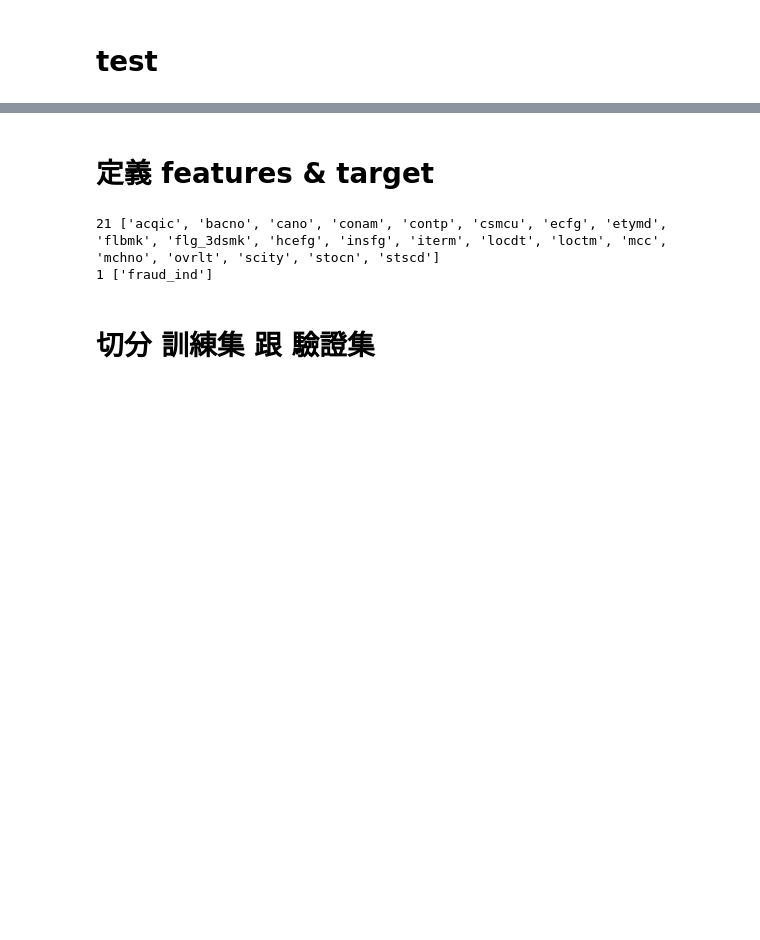
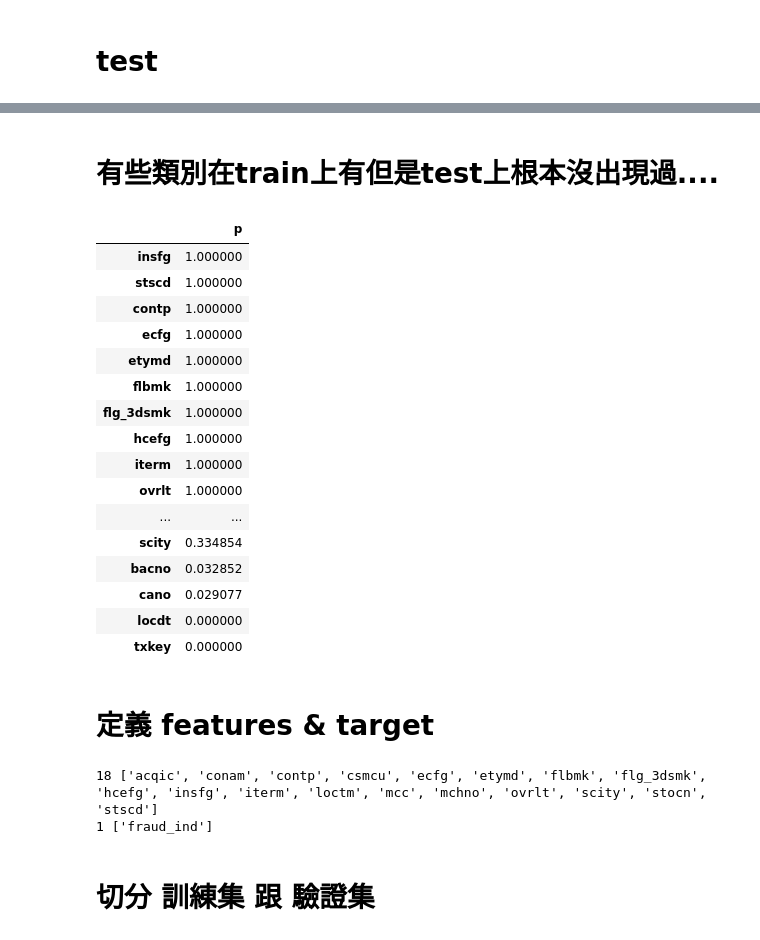
Before and after one commit to skywalker0803r/Ricky, a Jupyter notebook: 玉山AI比賽_modeling.ipynb, the cells around one changed output, grey strips where cells are left out. Drawn from its saved outputs; the diff is of its cells as text; code cells hidden in the pictures; blank space fills up the shorter version.

```diff
--- a/玉山AI比賽_modeling.ipynb
+++ b/玉山AI比賽_modeling.ipynb
@@ -37,15 +37,42 @@ test.head()
 | 2 | 6881 | 163188 | 116799 | 513 | 5 | 0 | 0 | 0 | 0 | 0 | 5 | ... |
 | 3 | 6881 | 163188 | 116799 | 513 | 5 | 0 | 0 | 0 | 0 | 0 | 5 | ... |
 | 4 | 6881 | 163188 | 116799 | 513 | 5 | 0 | 0 | 0 | 0 | 0 | 5 | ... |
+# %% [markdown]
+# 有些類別在train上有但是test上根本沒出現過....
+# %%
+p = {}
+for col in train.drop('fraud_ind',axis=1).columns:
+  u = len(set(train[col].unique())&set(test[col].unique()))
+  t = len(train[col].unique())
+  p[col] = u/t
+pd.DataFrame(p,index=['p']).T.sort_values(by='p',ascending=False)
+# %% [output]
+|  | p |
+| insfg | 1.000000 |
+| stscd | 1.000000 |
+| contp | 1.000000 |
+| ecfg | 1.000000 |
+| etymd | 1.000000 |
+| flbmk | 1.000000 |
+| flg_3dsmk | 1.000000 |
+| hcefg | 1.000000 |
+| iterm | 1.000000 |
+| ovrlt | 1.000000 |
+| ... | ... |
+| scity | 0.334854 |
+| bacno | 0.032852 |
+| cano | 0.029077 |
+| locdt | 0.000000 |
+| txkey | 0.000000 |
 # %% [markdown]
 # 定義 features & target
 # %%
-features = test.drop(['txkey'],axis=1).columns.tolist()
+features = test.drop(['txkey','locdt','cano','bacno'],axis=1).columns.tolist()
 y_name = 'fraud_ind'
 print(len(features),features)
 print(len([y_name]),[y_name])
 # %% [output]
-21 ['acqic', 'bacno', 'cano', 'conam', 'contp', 'csmcu', 'ecfg', 'etymd', 'flbmk', 'flg_3dsmk', 'hcefg', 'insfg', 'iterm', 'locdt', 'loctm', 'mcc', 'mchno', 'ovrlt', 'scity', 'stocn', 'stscd']
+18 ['acqic', 'conam', 'contp', 'csmcu', 'ecfg', 'etymd', 'flbmk', 'flg_3dsmk', 'hcefg', 'insfg', 'iterm', 'loctm', 'mcc', 'mchno', 'ovrlt', 'scity', 'stocn', 'stscd']
 1 ['fraud_ind']
 # %% [markdown]
 # 切分 訓練集 跟 驗證集
```
Also changed, not shown: parts of 4 cells of this notebook.
